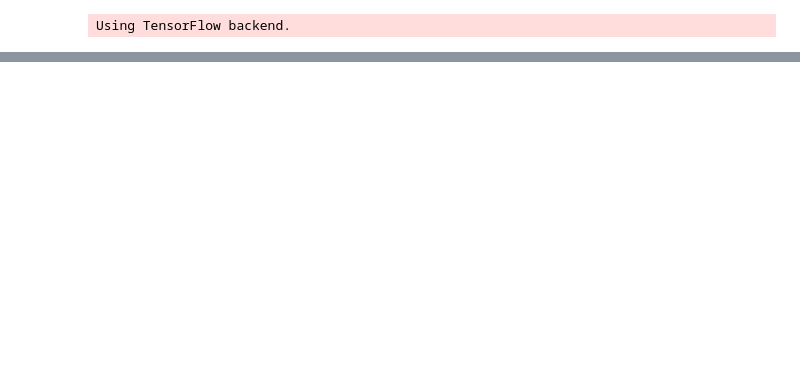
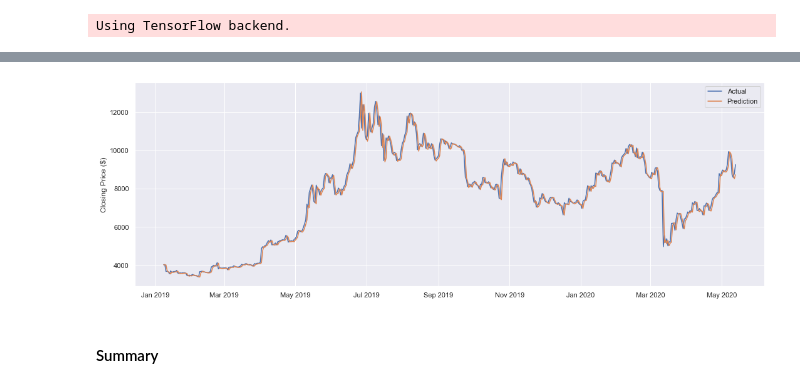
Before and after one commit to ripenedcat/msa-machinelearning, a Jupyter notebook: Untitled.ipynb, the cells around one changed output, grey strips where cells are left out. Saved outputs shown, nothing was run; the diff lists cells and outputs as text; code cells hidden in the pictures; blank space fills up the shorter version.

```diff
--- a/Untitled.ipynb
+++ b/Untitled.ipynb
@@ -283,0 +291,15 @@ plt.show()
+# %%
+# Create a new figure
+fig, ax = plt.subplots(figsize=(18, 6))
+ax.set_ylabel('Closing Price ($)')
+ax.set_xticks([datetime.date(i,j,1) for i in range(2019,2021) for j in [1,3,5,7,9,11]])
+ax.set_xticklabels([datetime.date(i,j,1).strftime('%b %Y')  for i in range(2019,2021) for j in [1,3,5,7,9,11]])
+ax.plot(df_bitcoin[df_bitcoin['Date'] >= split_date]['Date'][window_len:],
+         df_bitcoin[df_bitcoin['Date'] >= split_date]['Close'][window_len:],label='Actual')
+ax.plot(df_predicted_closing_price['Date'],df_predicted_closing_price['Close'],label="Prediction")
+ax.legend()
+plt.show()
+# %% [output]
+[figure, added]
+# %% [markdown]
+#### Summary
```
Also changed, not shown: parts of 39 cells of this notebook.
